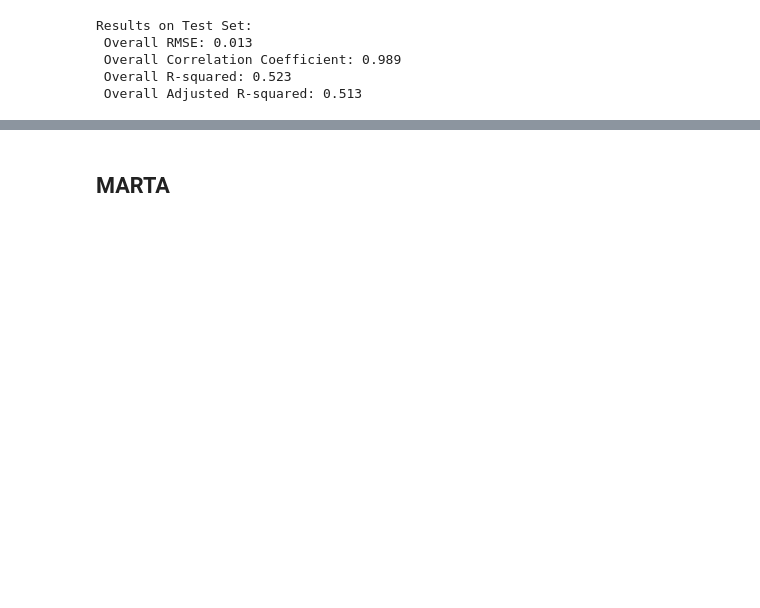
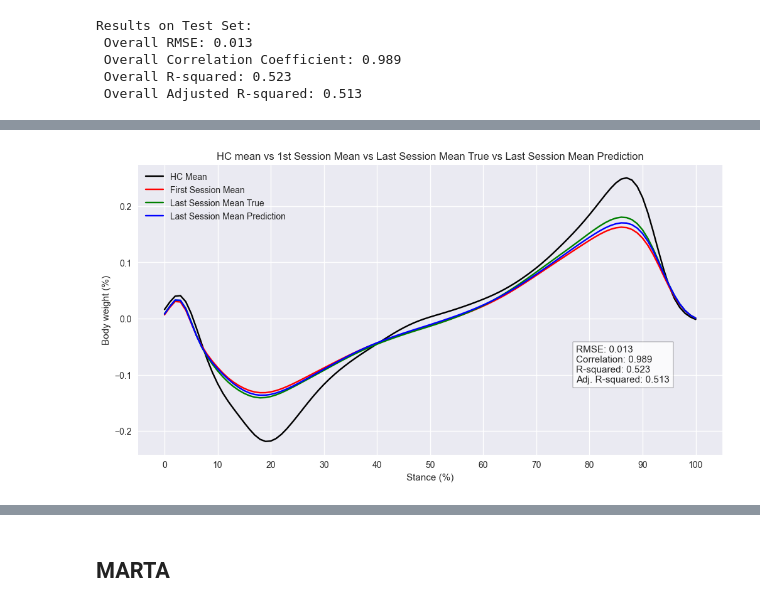
Before and after one commit to bernatsort/Therapy-Progress-Gait-Prediction, a Jupyter notebook: PLS_model.ipynb, the cells around one changed output, grey strips where cells are left out. Saved outputs shown, nothing was run; the diff lists cells and outputs as text; code cells hidden in the pictures; blank space fills up the shorter version.

```diff
--- a/PLS_model.ipynb
+++ b/PLS_model.ipynb
@@ -719,0 +971,15 @@ plot_last_session_mean_prediction_vs_mean_true(y_true = y_test_A2,
+# %%
+# HC means
+hc_means = calculate_HC_mean(group = 'A', num_sessions = 2)
+# Model 5: y_test_A2, y_pred_test_A2
+plot_system_output(hc_means = hc_means,
+                    first_session = X_test_A2,
+                    y_true = y_test_A2,
+                    y_pred = y_pred_test_A2,
+                    overall_rmse = overall_rmse_test_A2,
+                    overall_corr = overall_corr_test_A2,
+                    overall_r2 = overall_R2_test_A2,
+                    overall_adj_r2 = overall_adj_R2_test_A2,
+                    time_points = 101)
+# %% [output]
+[figure, added]
```
Also changed, not shown: parts of 12 cells of this notebook.
